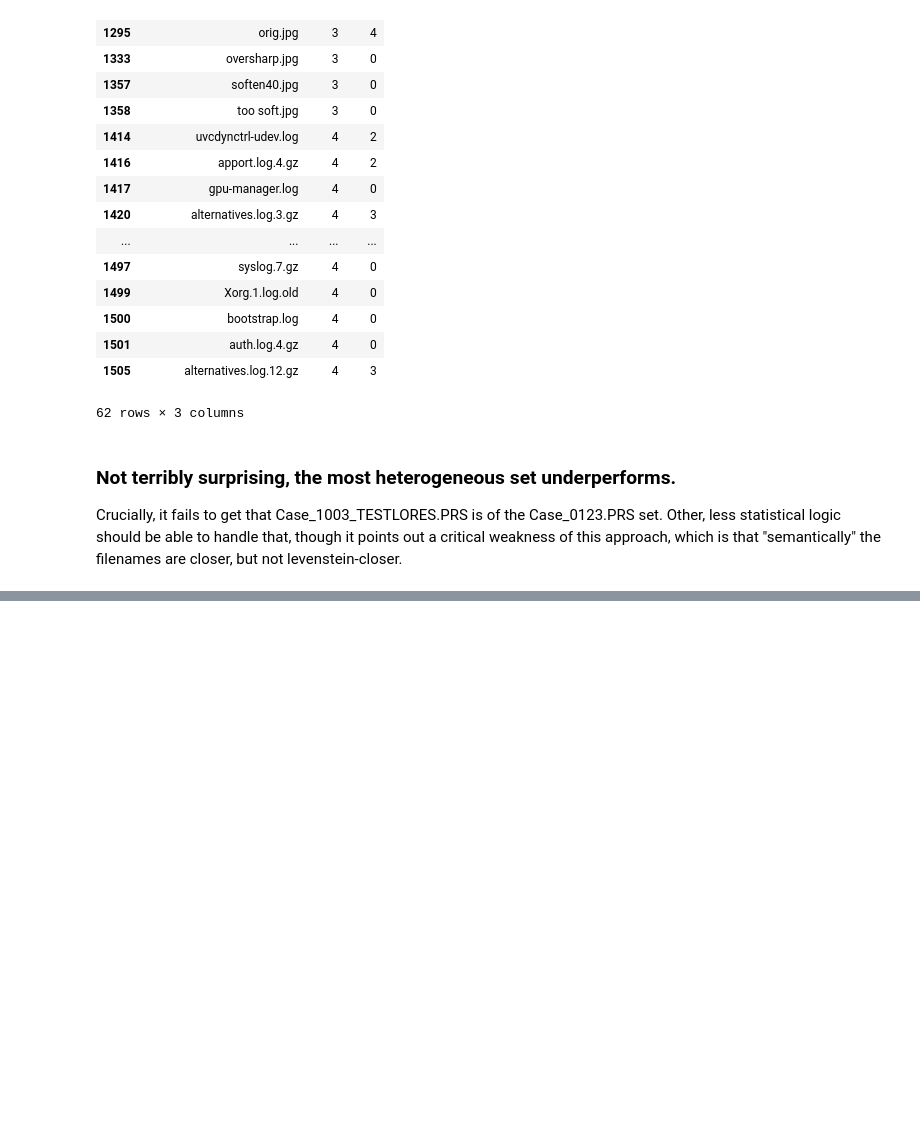
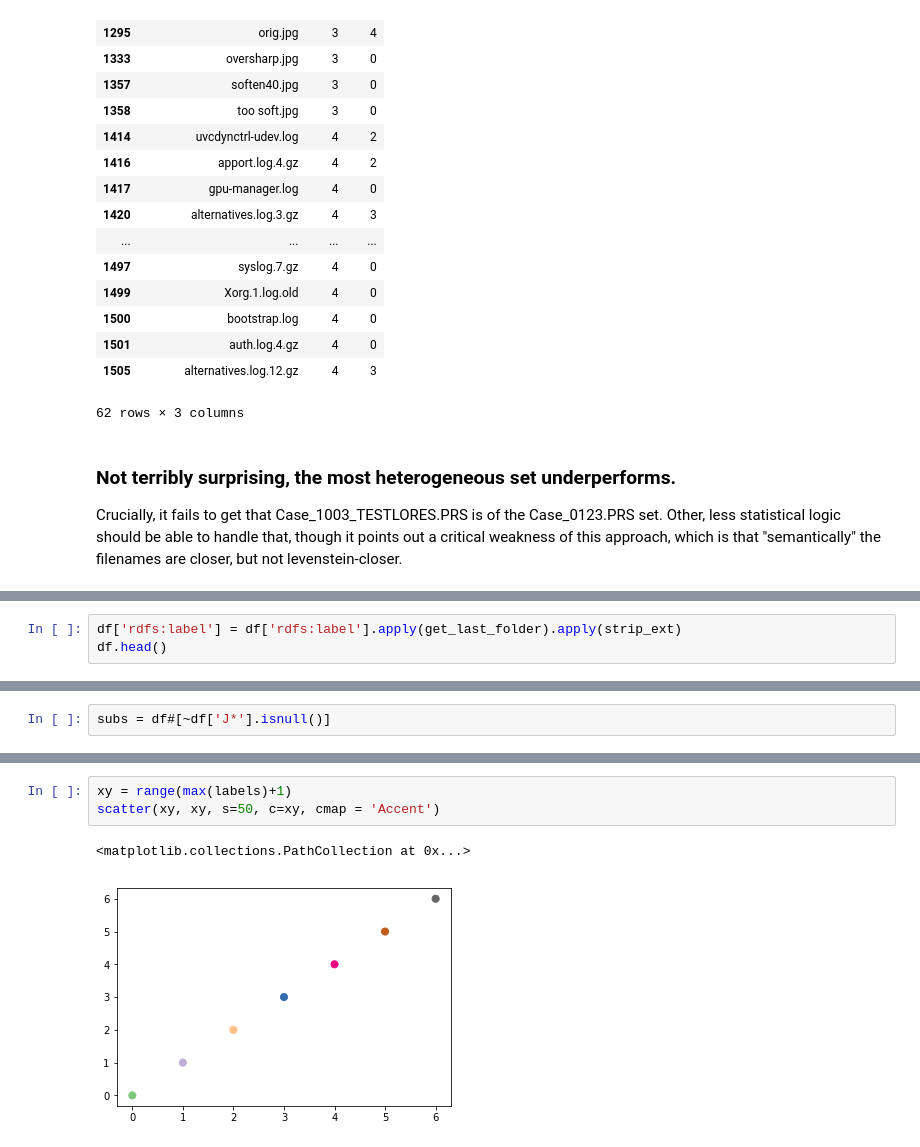
Before and after one commit to xkortex/Rando-McPython, a Jupyter notebook: embedding/auto_regex_stuff02.ipynb, the cells around one changed output, grey strips where cells are left out. Drawn from its saved outputs; the diff is of its cells as text; blank space fills up the shorter version.

```diff
--- a/embedding/auto_regex_stuff02.ipynb
+++ b/embedding/auto_regex_stuff02.ipynb
@@ -293,0 +406,3 @@ Crucially, it fails to get that Case_1003_TESTLORES.PRS is of the Case_0123.PRS
+# %%
+df['rdfs:label'] = df['rdfs:label'].apply(get_last_folder).apply(strip_ext)
+df.head()
@@ -293,0 +416,2 @@ Crucially, it fails to get that Case_1003_TESTLORES.PRS is of the Case_0123.PRS
+# %%
+subs = df#[~df['J*'].isnull()]
@@ -293,0 +445,6 @@ Crucially, it fails to get that Case_1003_TESTLORES.PRS is of the Case_0123.PRS
+# %%
+xy = range(max(labels)+1)
+scatter(xy, xy, s=50, c=xy, cmap = 'Accent')
+# %% [output]
+<matplotlib.collections.PathCollection at 0x...>
+[figure, added]
```
Also changed, not shown: parts of 30 cells of this notebook.
